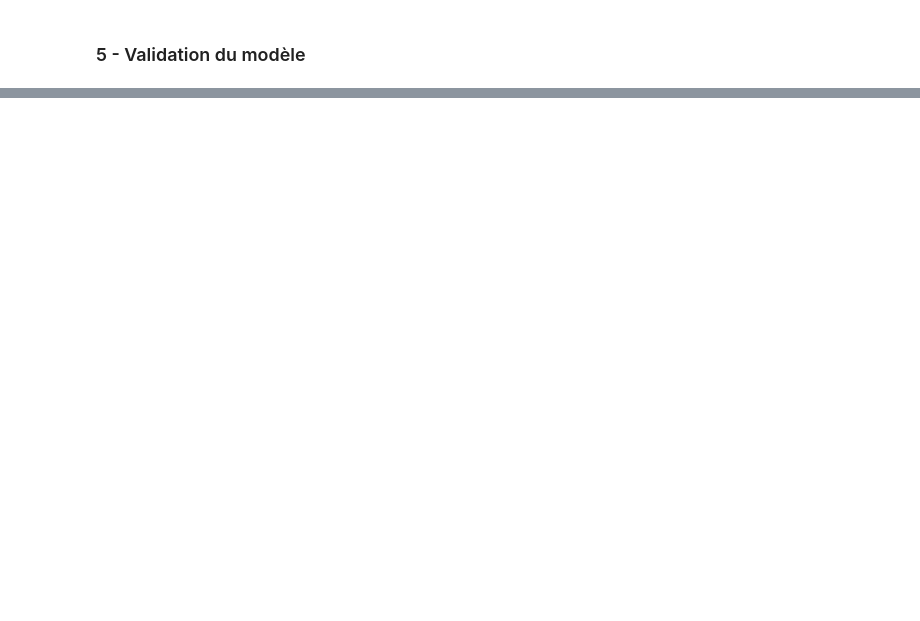
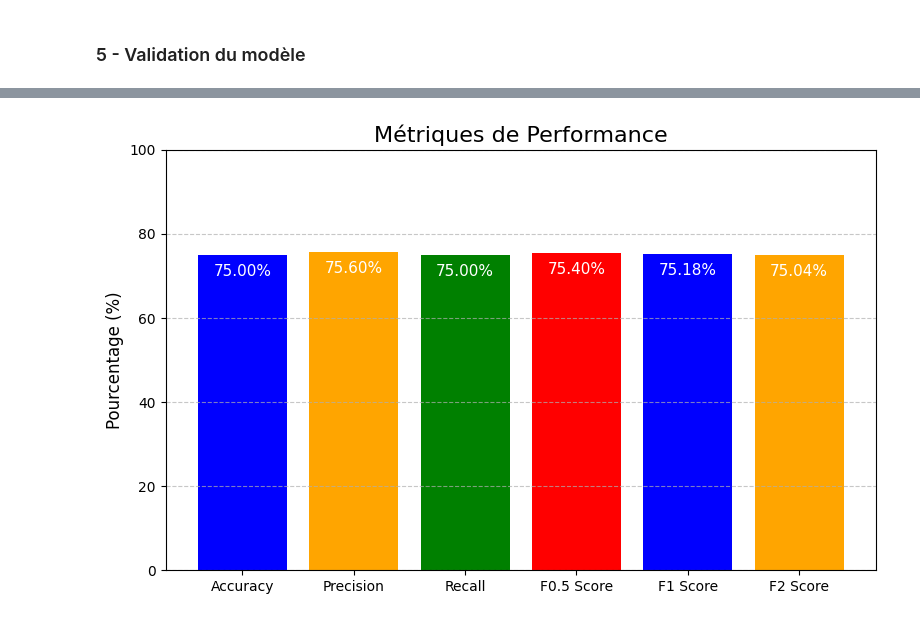
Before and after one commit to AlexandreDemarquet/francinfo_article_classification, a Jupyter notebook: script_pred.ipynb, the cells around one changed output, grey strips where cells are left out. Cells and saved outputs as stored; diff of their text form; code cells hidden in the pictures; blank space fills up the shorter version.

Commit message:
Ajout du calcul des métriques et d'un notebook avec du preprocessing

```diff
--- a/script_pred.ipynb
+++ b/script_pred.ipynb
@@ -249,0 +272,13 @@ Validation Loss: 1.1024091626916612
+# %%
+from sklearn.metrics import accuracy_score, fbeta_score, precision_score, recall_score
+
+def calculate_metrics(labels, predictions):
+    metrics = {}
+    metrics['accuracy'] = accuracy_score(labels, predictions)
+    metrics['precision'] = precision_score(labels, predictions, average='weighted')
+    metrics['recall'] = recall_score(labels, predictions, average='weighted')
+    metrics['f0.5_score'] = fbeta_score(labels, predictions, beta=0.5, average='weighted')
+    metrics['f2_score'] = fbeta_score(labels, predictions, beta=2, average='weighted')
+    metrics['f1_score'] = fbeta_score(labels, predictions, beta=1, average='weighted')
+
+    return metrics
@@ -249,0 +332,27 @@ Validation Loss: 1.1024091626916612
+# %%
+metrics = calculate_metrics(all_labels, all_predictions)
+
+metric_names = ['Accuracy', 'Precision', 'Recall', 'F0.5 Score', 'F1 Score', 'F2 Score']
+metric_values = [
+    metrics['accuracy'] * 100,
+    metrics['precision'] * 100,
+    metrics['recall'] * 100,
+    metrics['f0.5_score'] * 100,
+    metrics['f1_score'] * 100,
+    metrics['f2_score'] * 100
+]
+
+plt.figure(figsize=(8, 5))
+bars = plt.bar(metric_names, metric_values, color=['blue', 'orange', 'green', 'red'])
+for bar, value in zip(bars, metric_values):
+    plt.text(bar.get_x() + bar.get_width() / 2, bar.get_height() - 5,
+             f"{value:.2f}%", ha='center', color='white', fontsize=11)
+
+plt.title("Métriques de Performance", fontsize=16)
+plt.ylabel("Pourcentage (%)", fontsize=12)
+plt.ylim(0, 100)
+plt.grid(axis='y', linestyle='--', alpha=0.7)
+plt.tight_layout()
+plt.show()
+# %% [output]
+[figure, added]
```
Also changed, not shown: parts of 10 cells of this notebook, 1 other file.
